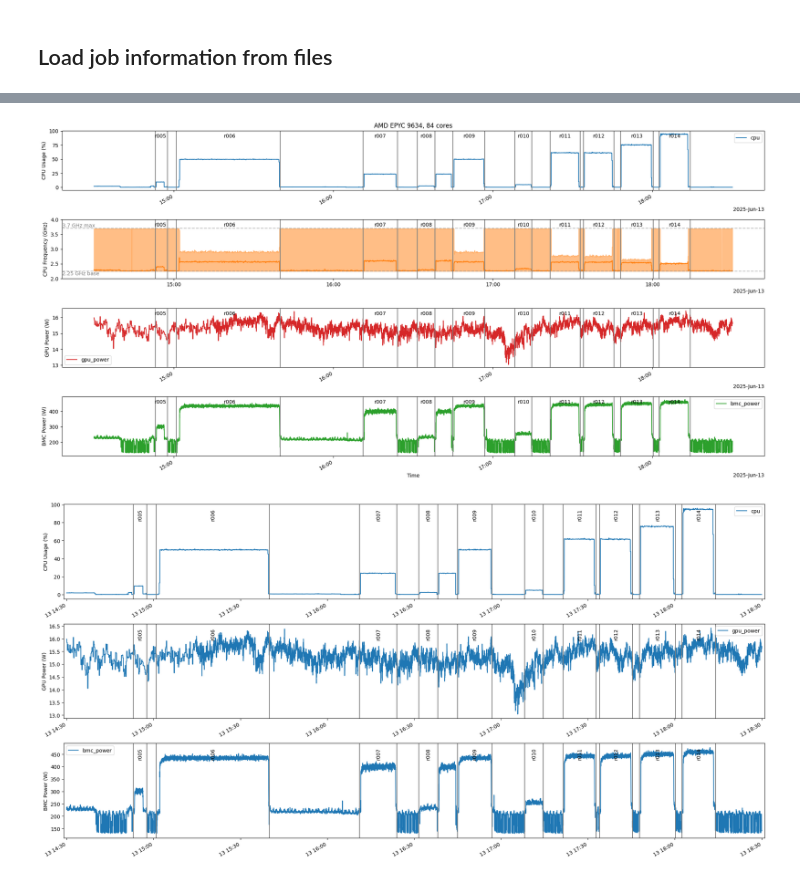
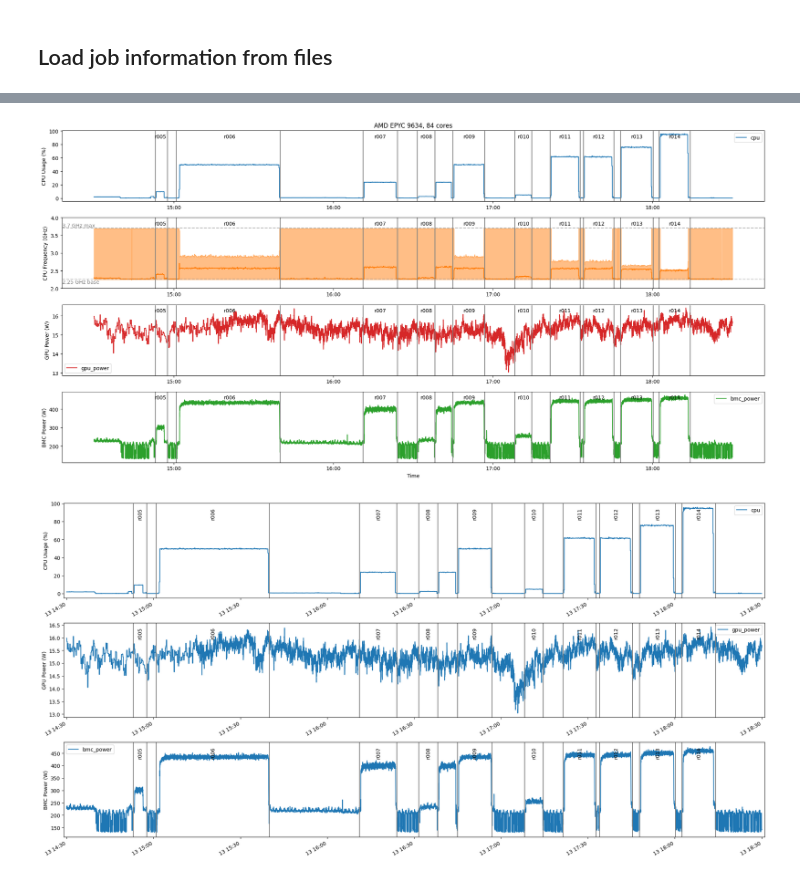
Before and after one commit to pbutti/ath_thread_scaling, a Jupyter notebook: plots.ipynb, the cells around one changed output, grey strips where cells are left out. Saved outputs shown, nothing was run; the diff lists cells and outputs as text; code cells hidden in the pictures.

```diff
--- a/plots.ipynb
+++ b/plots.ipynb
@@ -97,9 +97,9 @@ fname = (
     / f"result_{start_local:%Y-%m-%dT%H-%M-%S}__{end_local:%Y-%m-%dT%H-%M-%S}.json"
 )
 
-with fname.open("w") as f:
-    json.dump(this_result, f)
-print(fname)
+# with fname.open("w") as f:
+#     json.dump(this_result, f)
+# print(fname)
 # %% [output]
 2025-06-17T08:00:00Z 2025-06-17T11:00:00Z
 http://ef-tb-f01:9090/api/v1/query_range?query=nvidia_power_watts&start=2025-06-17T08%3A00%3A00Z&end=2025-06-17T11%3A00%3A00Z&step=1s
@@ -134,7 +134,7 @@ result_files = [
 result = {}
 
 for fname in result_files:
-    with Path(fname).open("r") as f:
+    with (Path.cwd().parent / fname).open("r") as f:
         data = json.load(f)
         for key, values in data.items():
             result.setdefault(key, []).extend(values)
@@ -392,0 +392,11 @@ r017
+# %%
+# patch hostnames
+hostnames = []
+for run in run_df.itertuples():
+    if run.start < datetime(year=2025, month=6, day=18):
+        hostnames.append("ef-tb-g01")
+    else:
+        hostnames.append("pc-tbed-pub-41")
+run_df["hostname"] = hostnames
+
+run_df.columns
@@ -590,0 +443,7 @@ MAIN /Volumes/pagessin/sync_root/projects/power_c100/outputs/r008/log.RAWtoALL
+# %%
+
+run_df["throughput_events_slope_s"] = np.zeros_like(run_df["throughput_events_s"])
+run_df["slope_start"] = np.zeros_like(run_df["throughput_events_s"])
+run_df["slope_end"] = np.zeros_like(run_df["throughput_events_s"])
+
+parsed_runs = parse_run.parse_runs(all_runs[2:], n=len(all_runs[2:]))
@@ -623,11 +565,10 @@ ax2.fill_between(
 ax2.plot(pdf.index, pdf["cpu_freq"], color="tab:orange")
 ax2.set_ylim(2.0, 4.0)
 
-locator = mdates.HourLocator()
+apply_date_format(ax1, ax2, ax3, ax4)
 
-formatter = mdates.ConciseDateFormatter(locator)
-
-apply_date_format(ax1, ax2, ax3, ax4)
+for ax in (ax1, ax2, ax3, ax4):
+    ax.set_xticklabels(ax1.get_xticklabels(), rotation=0, ha="center", va="top")
 
 
 ax1.set_ylabel("CPU Usage (%)")
@@ -650,34 +591,35 @@ ax2.text(
     color="gray",
     ha="left",
     va="top",
     transform=ax2.get_yaxis_transform(),
 )
 ax2.text(
     0,
     3.7,
     "3.7 GHz max",
     color="gray",
     ha="left",
     va="bottom",
     transform=ax2.get_yaxis_transform(),
 )
 
 for run in run_df.itertuples():
     if run.start < start_date or run.end > end_date:
         continue
     pos = run.log_start + (run.log_end - run.log_start) / 2
     for ax in (ax1, ax2, ax3, ax4):
         ymin, ymax = ax.get_ylim()
         ypos = ymax - (ymax - ymin) * 0.05
         ax.axvline(run.start, color="gray")
         ax.axvline(run.end, color="gray")
         ax.text(pos, ypos, run.run, va="top", ha="center")
 
 fig.tight_layout()
 fig.savefig("power.pdf")
+fig.savefig("power.png", dpi=300)
 plt.show()
 # %% [output]
-[figure, old version]
+[figure, new version]
 # %%
 windows = [
     (datetime(2025, 6, 13, 14, 30, 0), datetime(2025, 6, 13, 18, 30, 0)),
```
Also changed, not shown: parts of 18 cells of this notebook, 1 other file.
